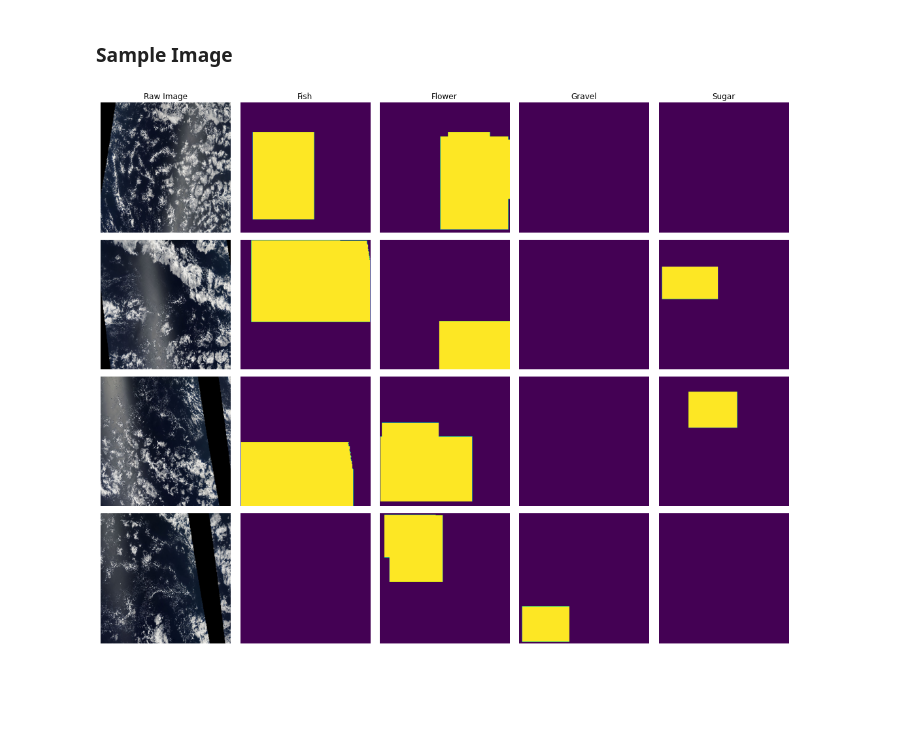
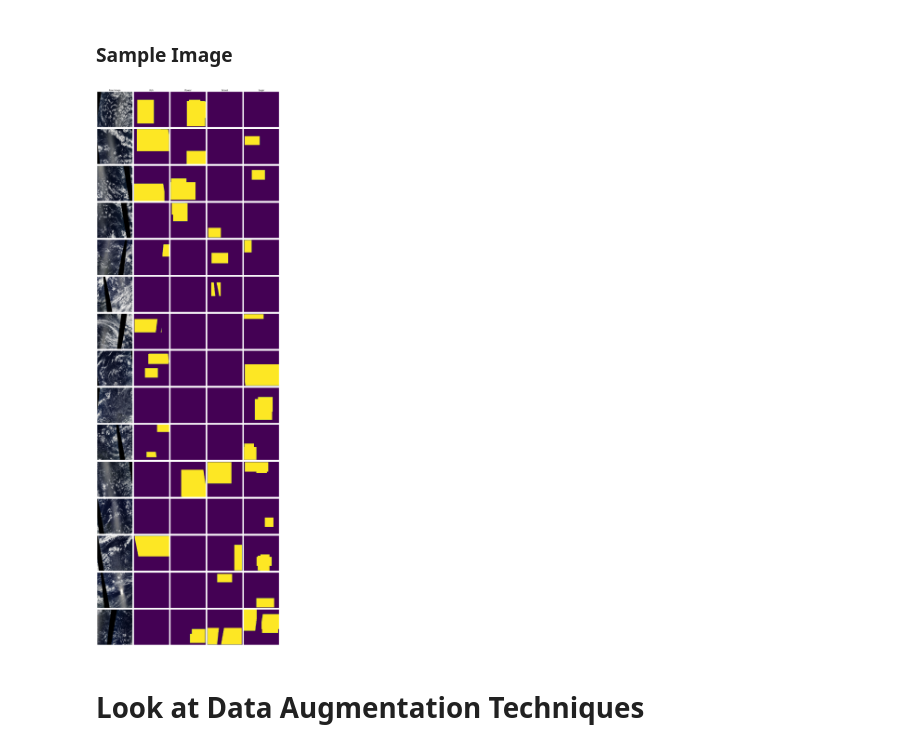
Before and after one commit to harperd17/cloud_classification, a Jupyter notebook: EDA/EDA.ipynb, the cells around one changed output. Cells and saved outputs as stored; diff of their text form; code cells hidden in the pictures; blank space fills up the shorter version.

```diff
--- a/EDA/EDA.ipynb
+++ b/EDA/EDA.ipynb
@@ -63,12 +82,15 @@ All the images are 2100 x 1400 !!
 train_data = pd.read_csv('train.csv')
 # %%
 # create a CloudData object which extends the Dataset class to load a sample image
-images_directory = '/content/drive/MyDrive/Data690/Project/Data'
+#images_directory = '/content/drive/MyDrive/Data690/Project/Data'
+images_directory = '/content/drive/Shareddrives/DavidHarper_Data690_Project/Data'
 cloud_data_object = CloudData(data_directory = images_directory,
                               mask_df = train_data)
 # %%
-sample_images = [(cloud_data_object[i]) for i in range(4)]
+sample_images = [(cloud_data_object[i]) for i in range(15)]
 # %%
-fig, ax = show_image_and_masks(sample_images, class_labels=cloud_data_object.classes)
+show_image_and_masks(sample_images, class_labels=cloud_data_object.classes);
 # %% [output]
-[figure, old version]
+[figure, new version]
+# %% [markdown]
+# Look at Data Augmentation Techniques
```
Also changed, not shown: parts of 9 cells of this notebook.
